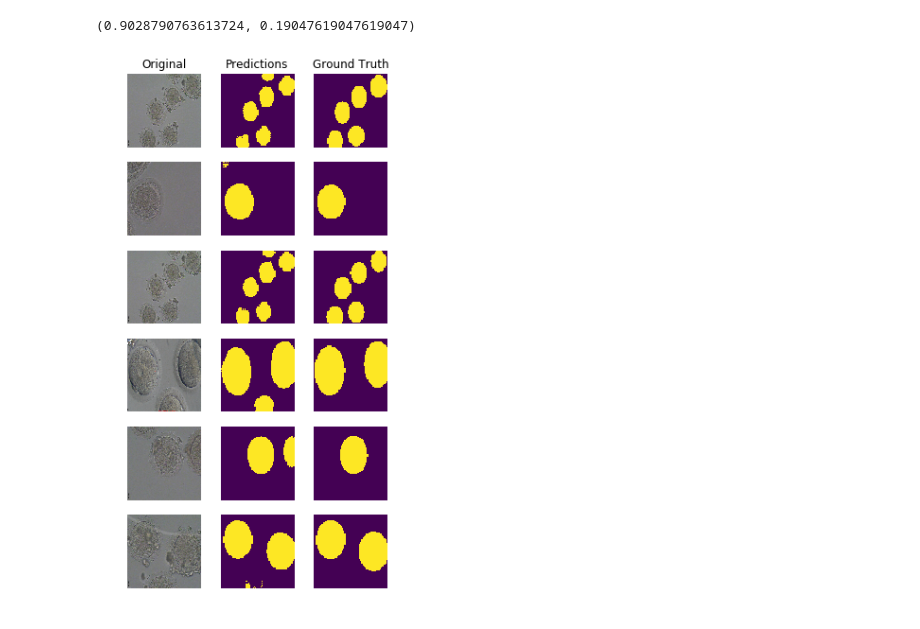
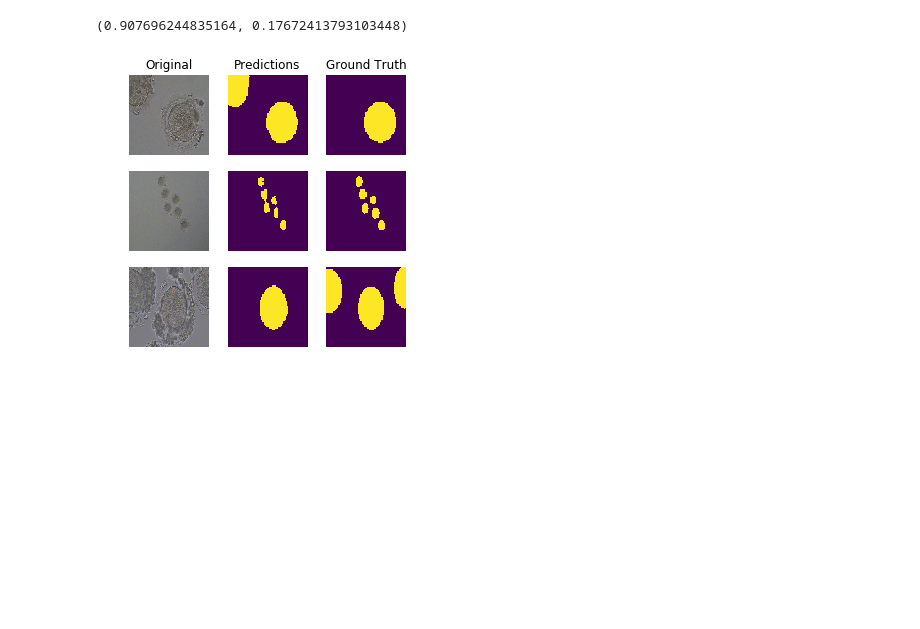
Before and after one commit to tuzkreekman/cs231n-pronuclei, a Jupyter notebook: deeplab.ipynb, the cells around one changed output. Saved outputs shown, nothing was run; the diff lists cells and outputs as text; code cells hidden in the pictures; blank space fills up the shorter version.

```diff
--- a/deeplab.ipynb
+++ b/deeplab.ipynb
@@ -13,12 +13,12 @@ from torch.optim import lr_scheduler
 data_dir = '../dataset'
 image_datasets = {x: Dataset(os.path.join(data_dir, x), image_size=513, mask_size=65, is_deeplab=True)
                   for x in ['train', 'val']}
-dataloaders = {x: torch.utils.data.DataLoader(image_datasets[x], batch_size=3,
+dataloaders = {x: torch.utils.data.DataLoader(image_datasets[x], batch_size=4,
                                              shuffle=True, num_workers=4, drop_last=True)
               for x in ['train', 'val']}
 dataset_sizes = {x: len(image_datasets[x]) for x in ['train', 'val']}
 # %%
-device = torch.device("cuda:0" if torch.cuda.is_available() else "cpu")
+device = torch.device("cuda:2" if torch.cuda.is_available() else "cpu")
 print(device)
 
 num_class = 2
@@ -31,7 +31,7 @@ model = DeepLabV3(
         output_stride=8,
     ).to(device)
 
-optimizer_ft = optim.Adam(filter(lambda p: p.requires_grad, model.parameters()), lr=1e-4)
+optimizer_ft = optim.Adam(filter(lambda p: p.requires_grad, model.parameters()), lr=3e-4)
 
 exp_lr_scheduler = lr_scheduler.StepLR(optimizer_ft, step_size=10, gamma=0.1)
 # %% [output]
@@ -54,3 +54,3 @@ visualize_segmenter(model, dataloaders['val'], device)
 # %%
-model = train_model(model, optimizer_ft, exp_lr_scheduler, dataloaders, device, num_epochs=15)
+model = train_model(model, optimizer_ft, exp_lr_scheduler, dataloaders, device, num_epochs=20)
 # %% [output]
@@ -90,8 +90,8 @@ visualize_segmenter(model, dataloaders['val'], device)
 results = score_segmenter(model, dataloaders, device)
 print(results)
 # %% [output]
-(0.9028790763613724, 0.19047619047619047)
+(0.907696244835164, 0.17672413793103448)
 # %%
-visualize_counting_errors(model, dataloaders['val'], device)
+visualize_counting_errors(model, dataloaders['val'], device, 3)
 # %% [output]
-[figure, old version]
+[figure, new version]
```
Also changed, not shown: parts of 6 cells of this notebook, 2 other files.
